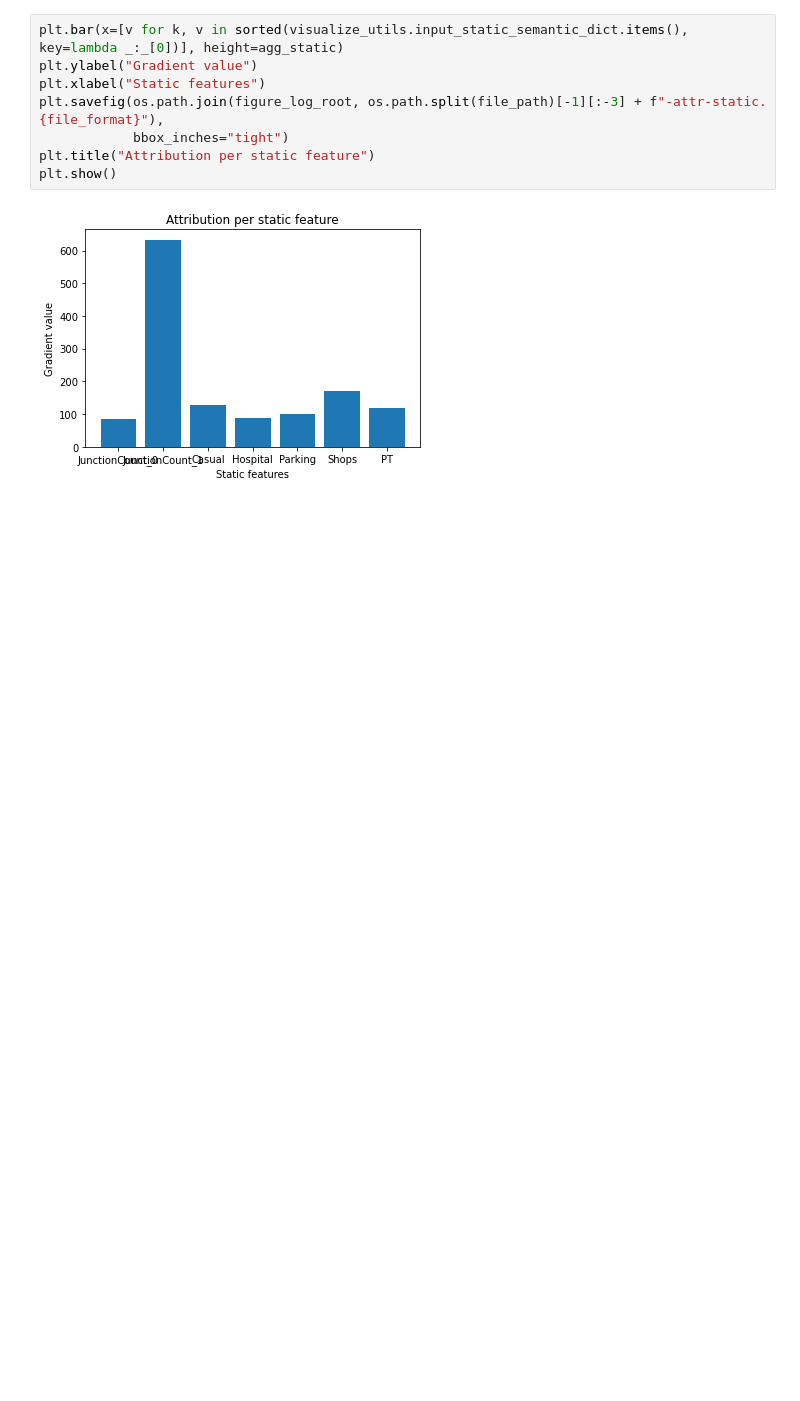
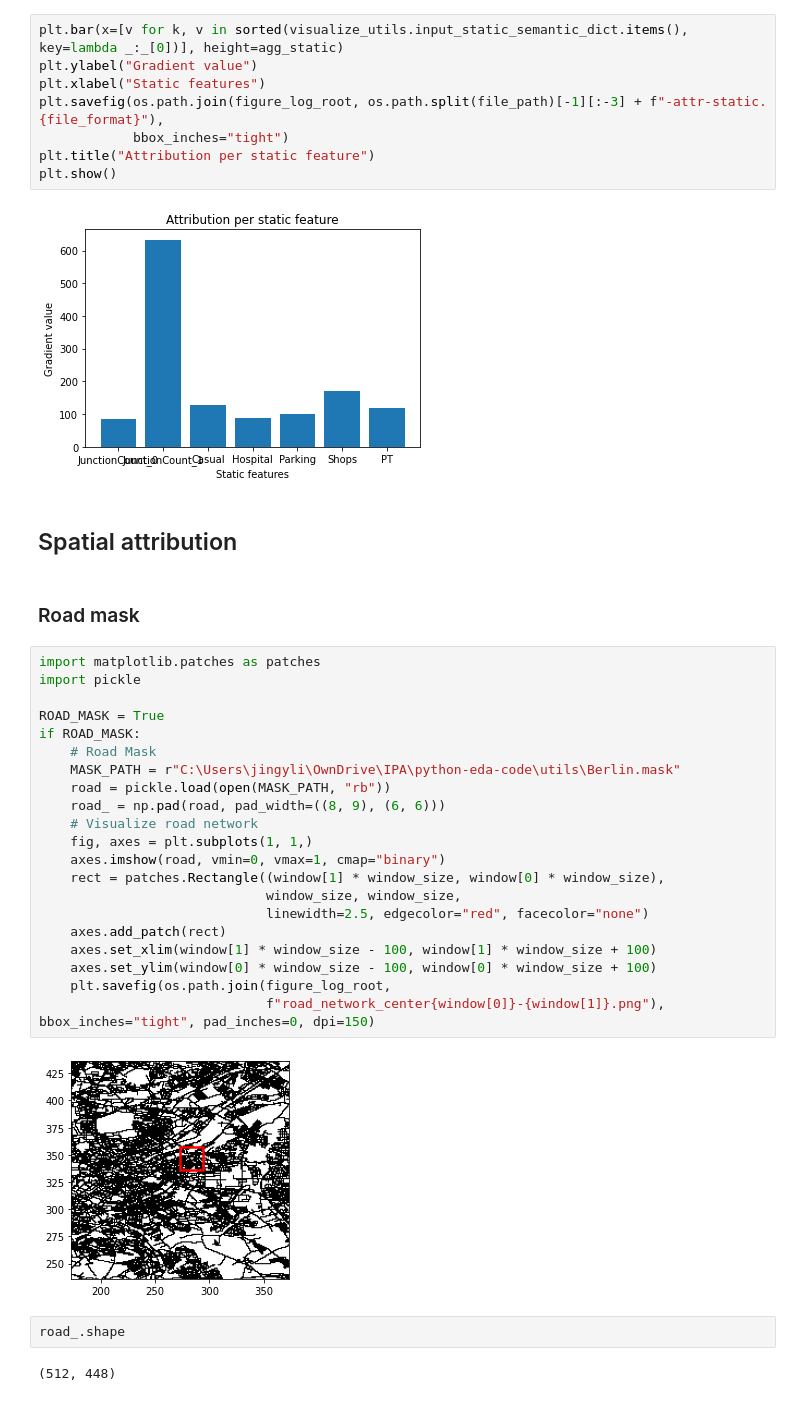
Before and after one commit to jingyan-li/TrafficForecastUnetInterpret-Python, a Jupyter notebook: jupyter_visualize/unet-target-no-agg.ipynb, the cells around one changed output. Cells and saved outputs as stored; diff of their text form; blank space fills up the shorter version.

```diff
--- a/jupyter_visualize/unet-target-no-agg.ipynb
+++ b/jupyter_visualize/unet-target-no-agg.ipynb
@@ -82,3 +82,34 @@ plt.title("Attribution per static feature")
 plt.show()
 # %% [output]
 [figure]
+# %% [markdown]
+## Spatial attribution
+# %% [markdown]
+### Road mask
+# %%
+import matplotlib.patches as patches
+import pickle
+
+ROAD_MASK = True
+if ROAD_MASK:
+    # Road Mask
+    MASK_PATH = r"C:\Users\jingyli\OwnDrive\IPA\python-eda-code\utils\Berlin.mask"
+    road = pickle.load(open(MASK_PATH, "rb"))
+    road_ = np.pad(road, pad_width=((8, 9), (6, 6)))
+    # Visualize road network
+    fig, axes = plt.subplots(1, 1,)
+    axes.imshow(road, vmin=0, vmax=1, cmap="binary")
+    rect = patches.Rectangle((window[1] * window_size, window[0] * window_size),
+                             window_size, window_size,
+                             linewidth=2.5, edgecolor="red", facecolor="none")
+    axes.add_patch(rect)
+    axes.set_xlim(window[1] * window_size - 100, window[1] * window_size + 100)
+    axes.set_ylim(window[0] * window_size - 100, window[0] * window_size + 100)
+    plt.savefig(os.path.join(figure_log_root,
+                             f"road_network_center{window[0]}-{window[1]}.png"), bbox_inches="tight", pad_inches=0, dpi=150)
+# %% [output]
+[figure, added]
+# %%
+road_.shape
+# %% [output]
+(512, 448)
```
Also changed, not shown: parts of 8 cells of this notebook.
